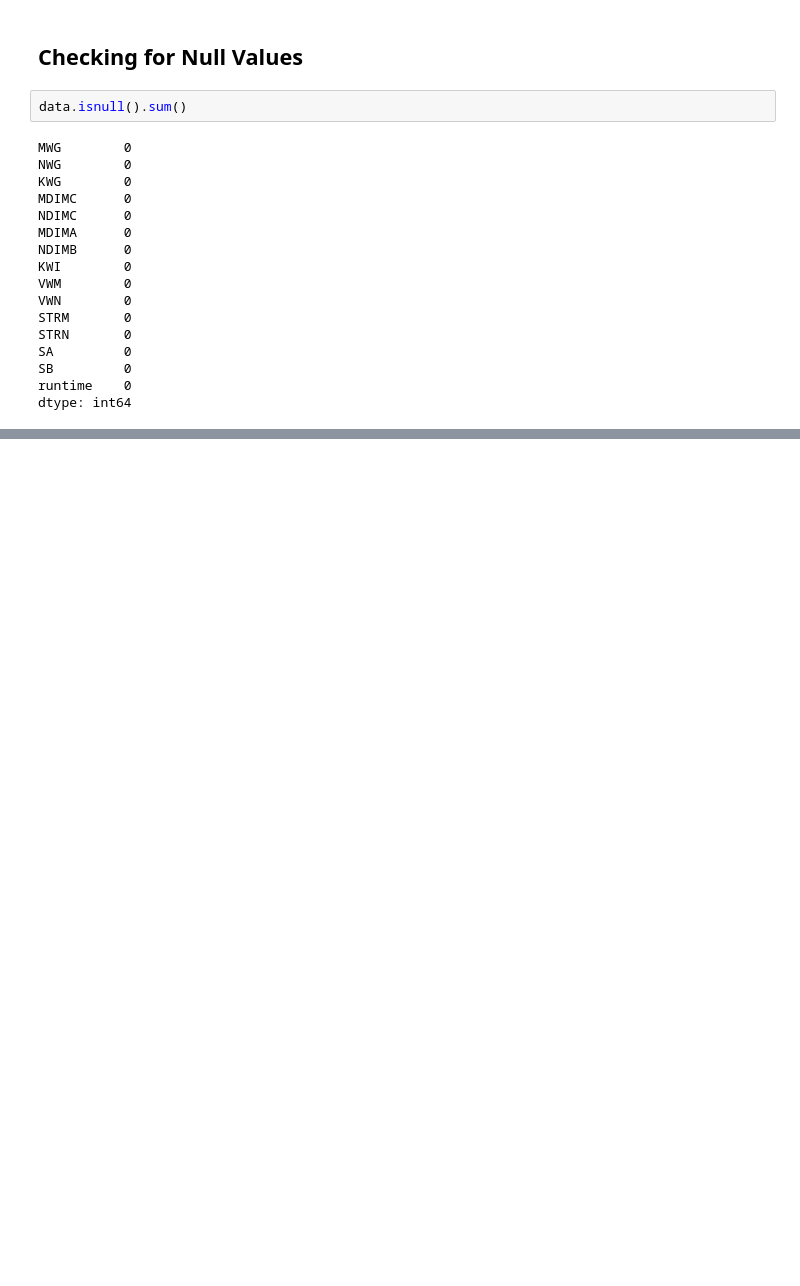
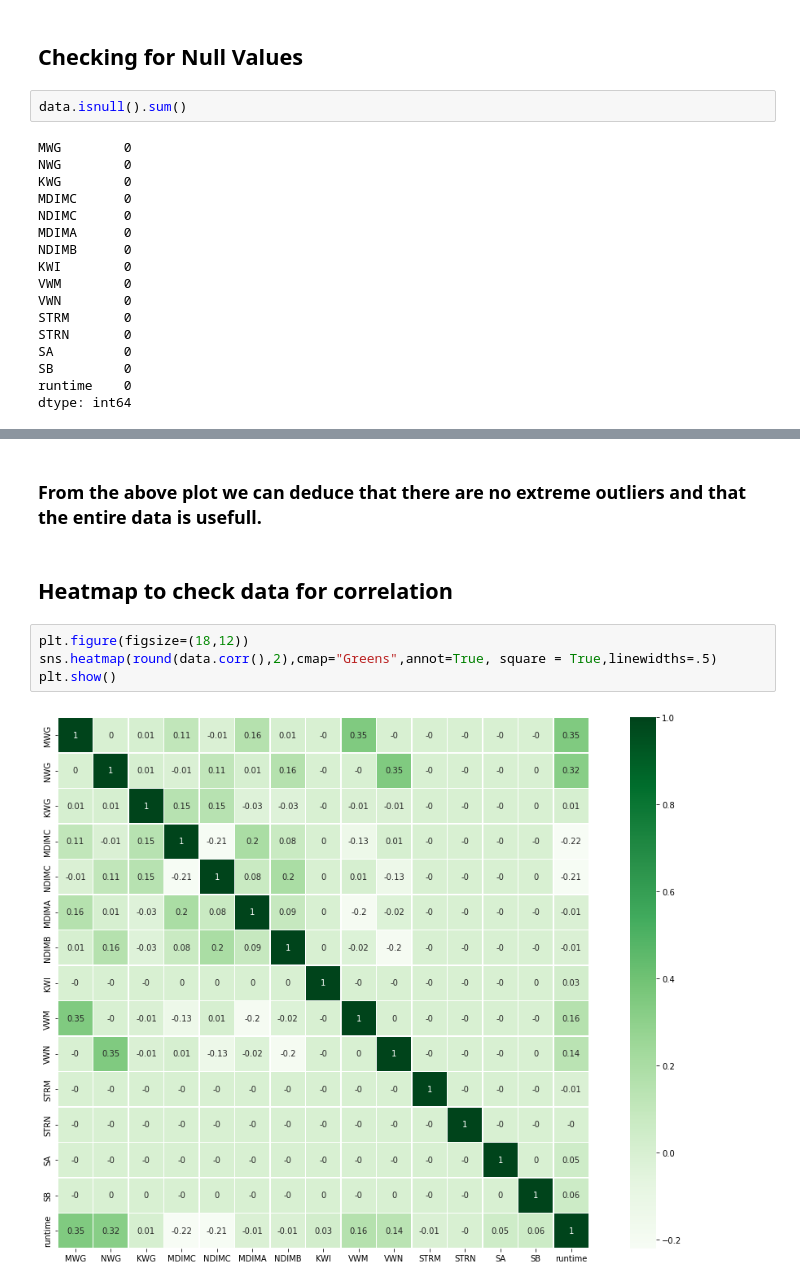
Before and after one commit to shubhamsartape/SGEMM-GPU-Kernel-Performance, a Jupyter notebook: SGEMM_GPU_Kernel_Performance_Capstone_Project.ipynb, the cells around one changed output, grey strips where cells are left out. Saved outputs shown, nothing was run; the diff lists cells and outputs as text; blank space fills up the shorter version.

```diff
--- a/SGEMM_GPU_Kernel_Performance_Capstone_Project.ipynb
+++ b/SGEMM_GPU_Kernel_Performance_Capstone_Project.ipynb
@@ -112,0 +143,10 @@ dtype: int64
+# %% [markdown]
+### From the above plot we can deduce that there are no extreme outliers and that the entire data is usefull.
+# %% [markdown]
+## Heatmap to check data for correlation
+# %%
+plt.figure(figsize=(18,12))
+sns.heatmap(round(data.corr(),2),cmap="Greens",annot=True, square = True,linewidths=.5)
+plt.show()
+# %% [output]
+[figure, added]
```
Also changed, not shown: parts of 20 cells of this notebook.
